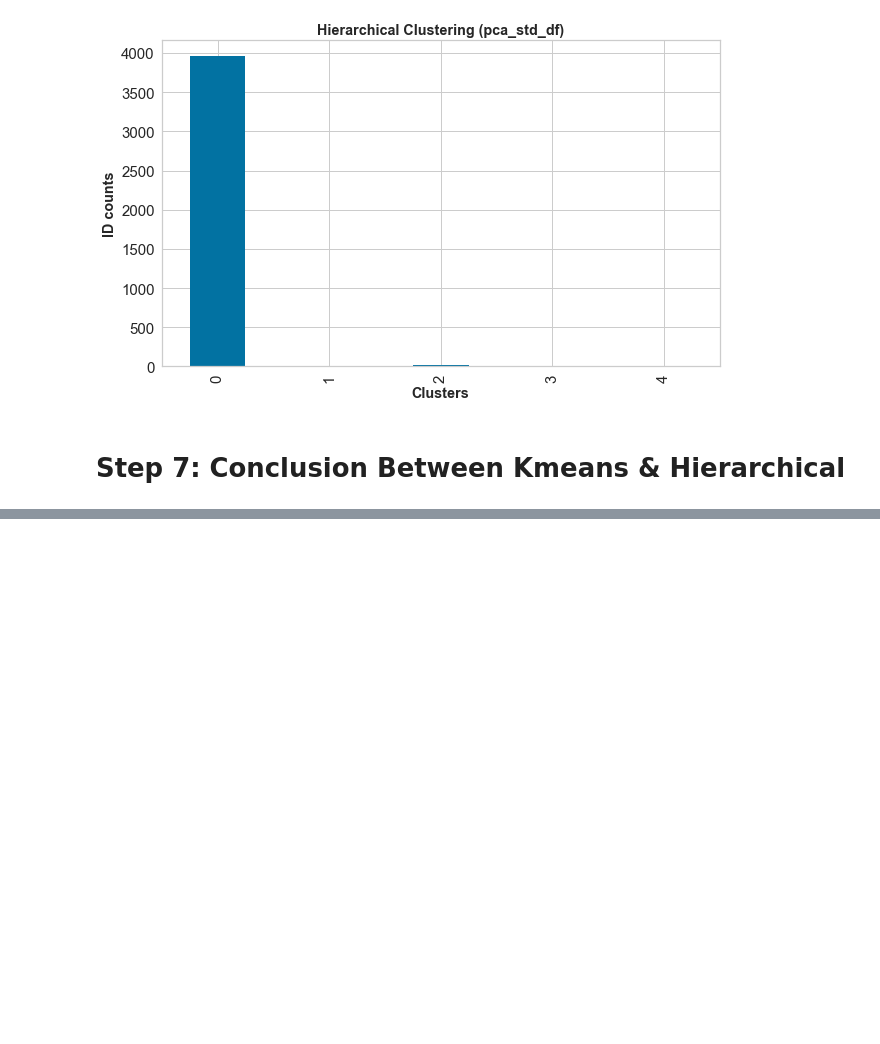
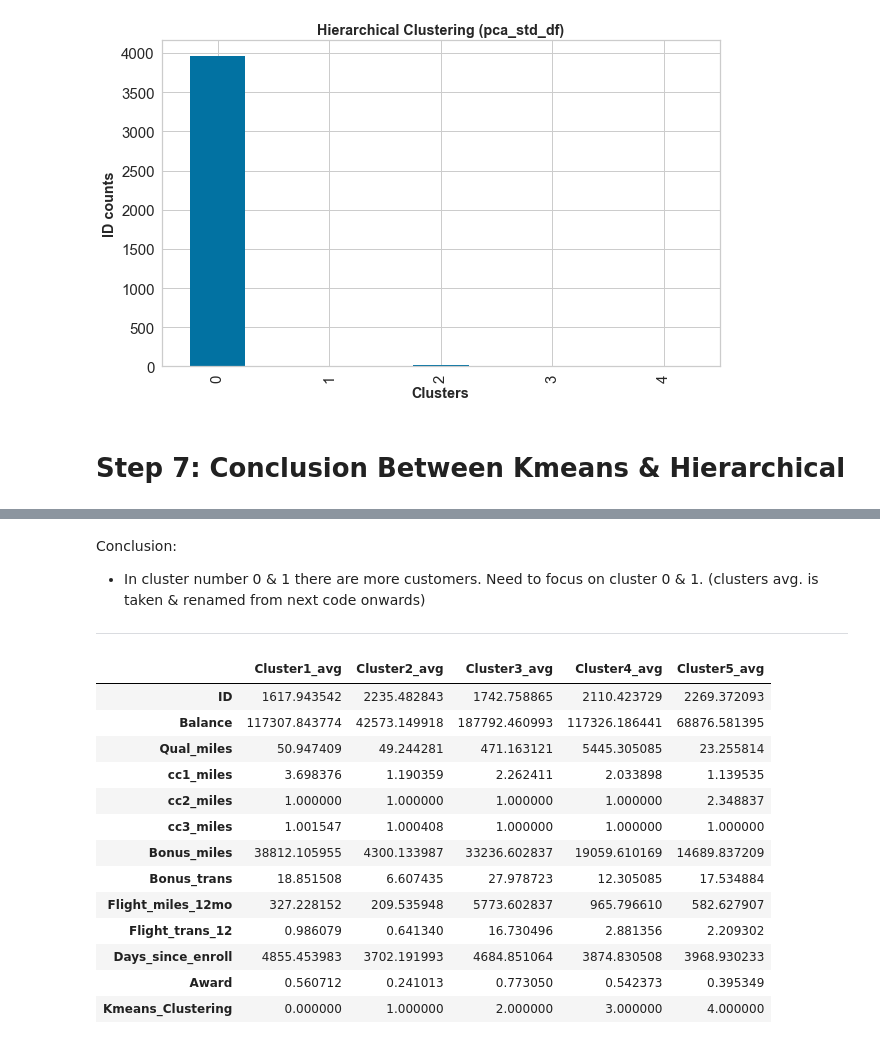
Before and after one commit to ShrikantUppin/Clustering, a Jupyter notebook: 1.1 K-MEANS/K-Means clustering.ipynb, the cells around one changed output, grey strips where cells are left out. Drawn from its saved outputs; the diff is of its cells as text; code cells hidden in the pictures; blank space fills up the shorter version.

```diff
--- a/1.1 K-MEANS/K-Means clustering.ipynb
+++ b/1.1 K-MEANS/K-Means clustering.ipynb
@@ -681,0 +733,6 @@ plt.show()
+# %% [markdown]
+Conclusion:
+
+* In cluster number 0 & 1 there are more customers. Need to focus on cluster 0 & 1. (clusters avg. is taken &  renamed from next code onwards)
+
+***
@@ -681,0 +747,18 @@ plt.show()
+# %%
+avg_df = pd.concat([cluster1,cluster2,cluster3,cluster4,cluster5],axis=1)
+avg_df
+# %% [output]
+|  | Cluster1_avg | Cluster2_avg | Cluster3_avg | Cluster4_avg | Cluster5_avg |
+| ID | 1617.943542 | 2235.482843 | 1742.758865 | 2110.423729 | 2269.372093 |
+| Balance | 117307.843774 | 42573.149918 | 187792.460993 | 117326.186441 | 68876.581395 |
+| Qual_miles | 50.947409 | 49.244281 | 471.163121 | 5445.305085 | 23.255814 |
+| cc1_miles | 3.698376 | 1.190359 | 2.262411 | 2.033898 | 1.139535 |
+| cc2_miles | 1.000000 | 1.000000 | 1.000000 | 1.000000 | 2.348837 |
+| cc3_miles | 1.001547 | 1.000408 | 1.000000 | 1.000000 | 1.000000 |
+| Bonus_miles | 38812.105955 | 4300.133987 | 33236.602837 | 19059.610169 | 14689.837209 |
+| Bonus_trans | 18.851508 | 6.607435 | 27.978723 | 12.305085 | 17.534884 |
+| Flight_miles_12mo | 327.228152 | 209.535948 | 5773.602837 | 965.796610 | 582.627907 |
+| Flight_trans_12 | 0.986079 | 0.641340 | 16.730496 | 2.881356 | 2.209302 |
+| Days_since_enroll | 4855.453983 | 3702.191993 | 4684.851064 | 3874.830508 | 3968.930233 |
+| Award | 0.560712 | 0.241013 | 0.773050 | 0.542373 | 0.395349 |
+| Kmeans_Clustering | 0.000000 | 1.000000 | 2.000000 | 3.000000 | 4.000000 |
```
Also changed, not shown: parts of 15 cells of this notebook, 1 other file.
